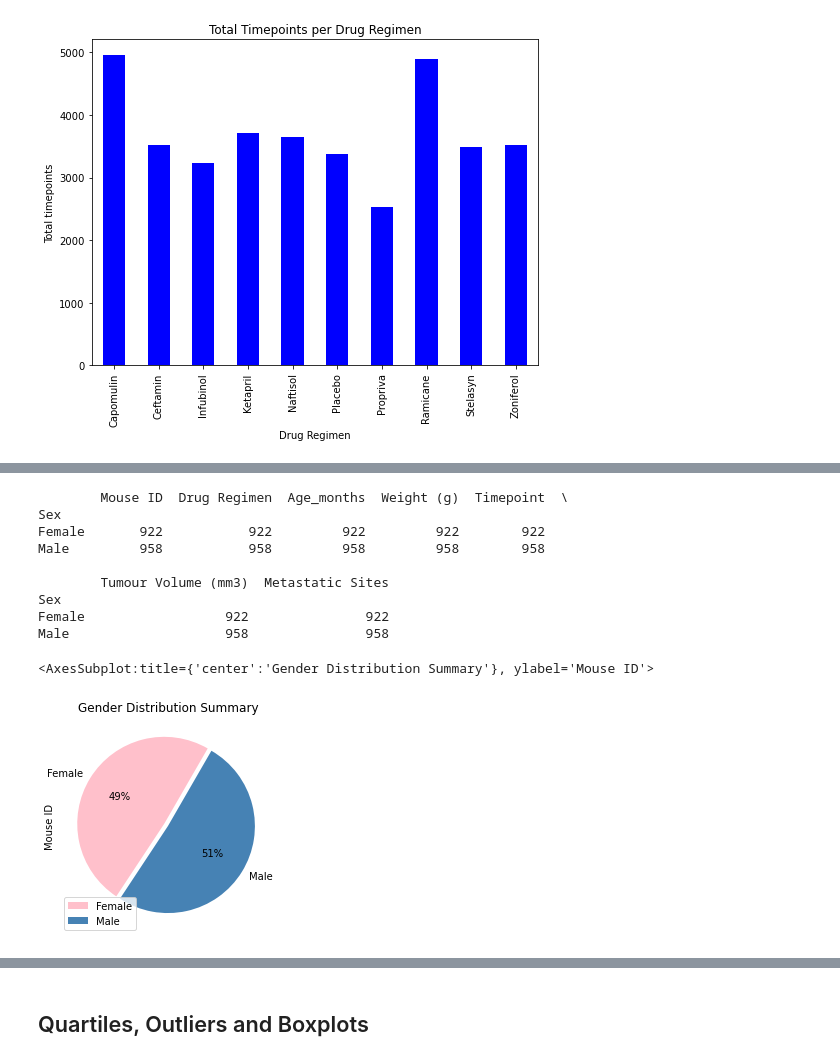
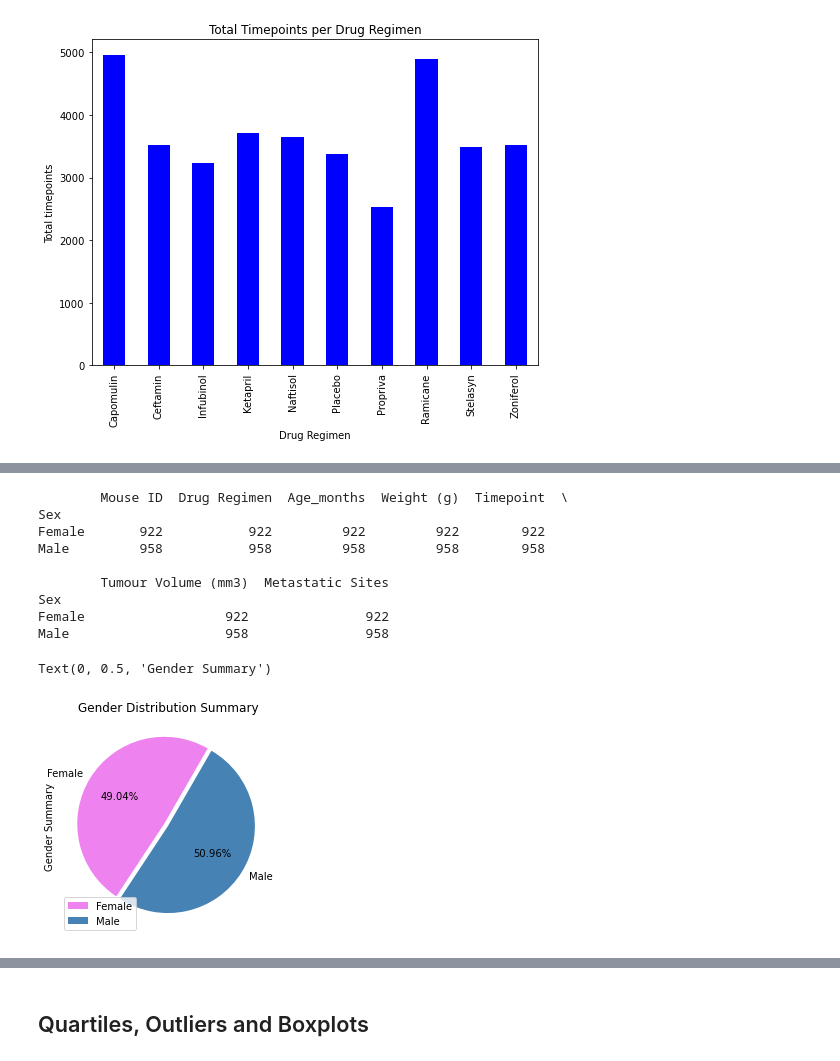
Before and after one commit to yan-ash/matplot_challenge, a Jupyter notebook: pymaceuticals_starter.ipynb, the cells around one changed output, grey strips where cells are left out. Saved outputs shown, nothing was run; the diff lists cells and outputs as text; code cells hidden in the pictures.

```diff
--- a/pymaceuticals_starter.ipynb
+++ b/pymaceuticals_starter.ipynb
@@ -192,25 +192,23 @@ plt.figure(figsize=(8,6))
 <Figure size 576x432 with 0 Axes>
 # %%
 # Generate a pie plot showing the distribution of female versus male mice using Pandas
-from turtle import title
-
-
 gender_df=mice_clean_df.groupby("Sex").count()
 print(gender_df)
-gender_color=['pink','steelblue']
+gender_color=['violet','steelblue']
 gender_explode=(0.05,0)
-gender_df.plot.pie(title="Gender Distribution Summary",y='Mouse ID',autopct='%1.0f%%',colors=gender_color,explode=gender_explode,startangle=60)
+gender_figure=gender_df.plot(kind="pie",y='Mouse ID',autopct='%0.2f%%',colors=gender_color,explode=gender_explode,startangle=60,title=("Gender Distribution Summary"))
+gender_figure.set_ylabel("Gender Summary")
 # %% [output]
         Mouse ID  Drug Regimen  Age_months  Weight (g)  Timepoint  \
 Sex
 Female       922           922         922         922        922
 Male         958           958         958         958        958
 
         Tumour Volume (mm3)  Metastatic Sites
 Sex
 Female                  922               922
 Male                    958               958
-<AxesSubplot:title={'center':'Gender Distribution Summary'}, ylabel='Mouse ID'>
+Text(0, 0.5, 'Gender Summary')
-[figure, old version]
+[figure, new version]
 # %%
 # Generate a pie plot showing the distribution of female versus male mice using pyplot
```
Also changed, not shown: parts of 10 cells of this notebook.
